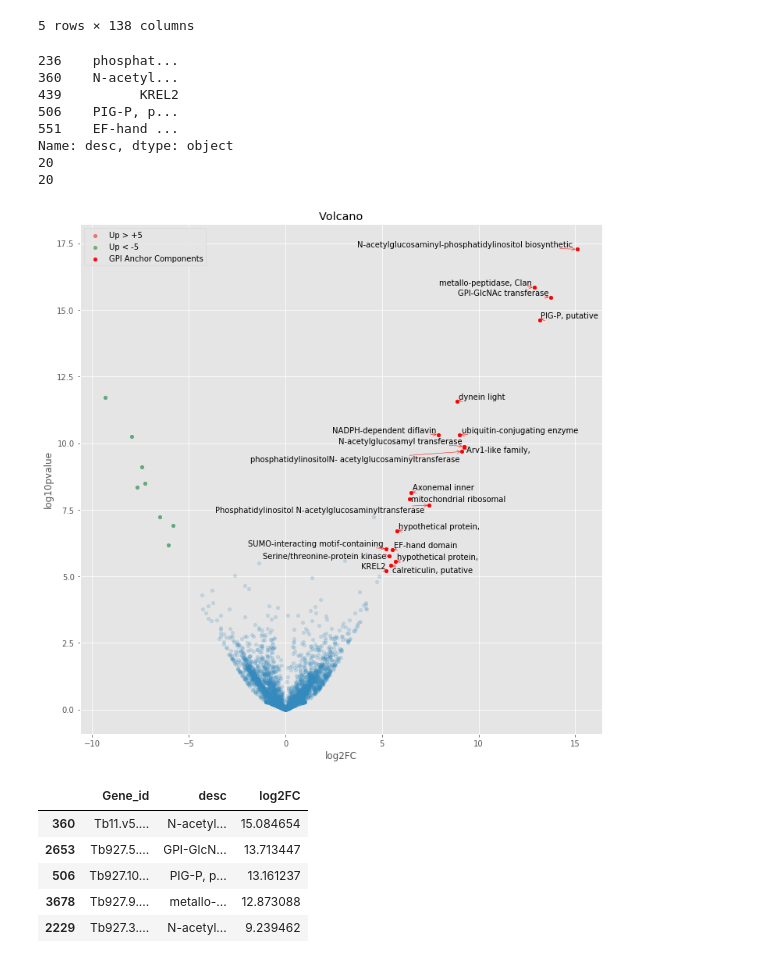
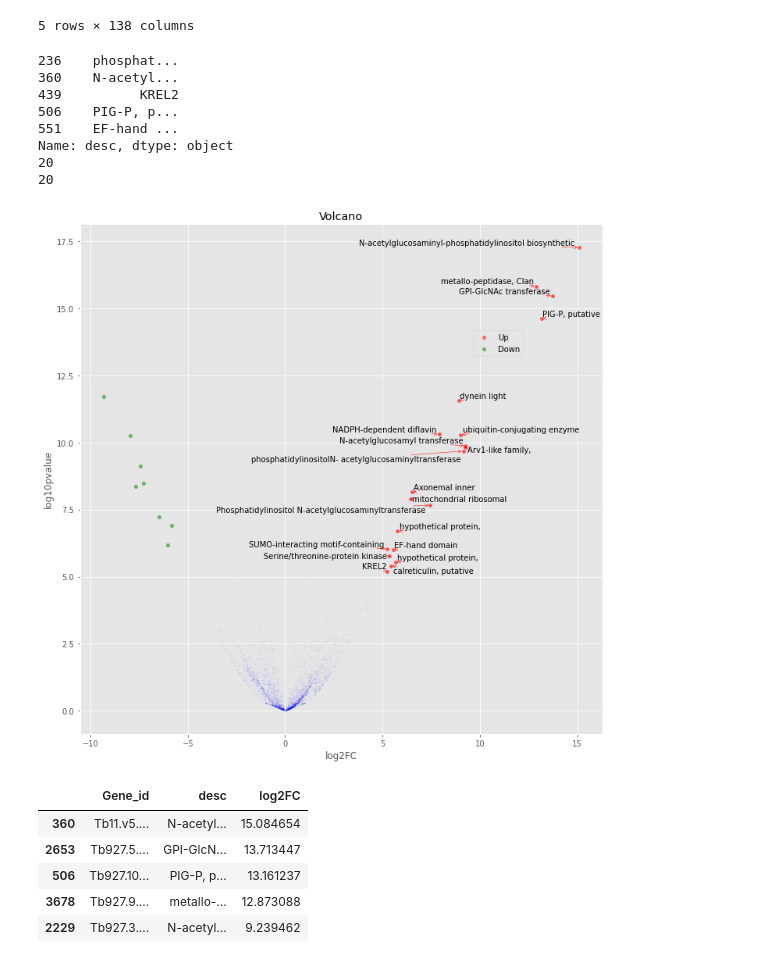
Before and after one commit to mtinti/TbGPI3, a Jupyter notebook: Static_plots.ipynb, the cells around one changed output. Cells and saved outputs as stored; diff of their text form; code cells hidden in the pictures.

```diff
--- a/Static_plots.ipynb
+++ b/Static_plots.ipynb
@@ -34,34 +41,34 @@ df.head()
 # %%
 fig, ax=plt.subplots(figsize=(12,12),
                      ncols=1, nrows=1)
 
 ids = df[df['log2FC']>5]
 print(ids['desc'].head())
 _ids = ids.index.values
 _names = [' '.join( n.split(' ')[0:2]) for n in ids['desc']]
 print(len(_ids))
 print(len(_names))
 
 
 
-utilities.make_vulcano(df, ax, x='log2FC', y='log10pvalue',
+PTUT.make_vulcano(df, ax, x='log2FC', y='log10pvalue',
              annot_index=_ids,
              annot_names = _names,
              title='Volcano',
              fc_limit=5,
              fc_col='log2FC'
             )
 #fig.savefig('vulcano.eps')
 # %% [output]
 236    phosphat...
 360    N-acetyl...
 439          KREL2
 506    PIG-P, p...
 551    EF-hand ...
 Name: desc, dtype: object
 20
 20
-[figure, old version]
+[figure, new version]
 # %%
 df.sort_values('log2FC',ascending=False)[['Gene_id','desc','log2FC']].head()
 # %% [output]
```
Also changed, not shown: parts of 9 cells of this notebook, 22 other files.
